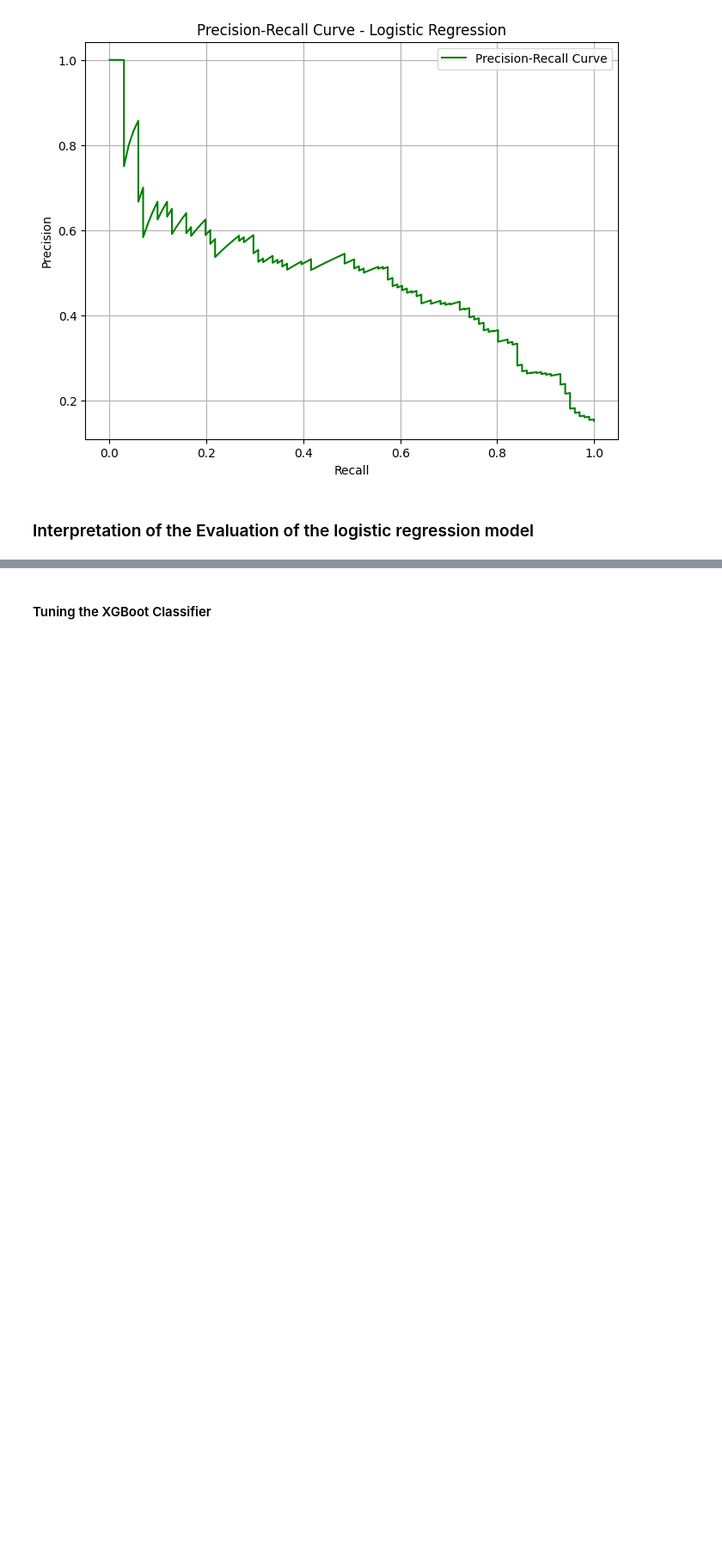
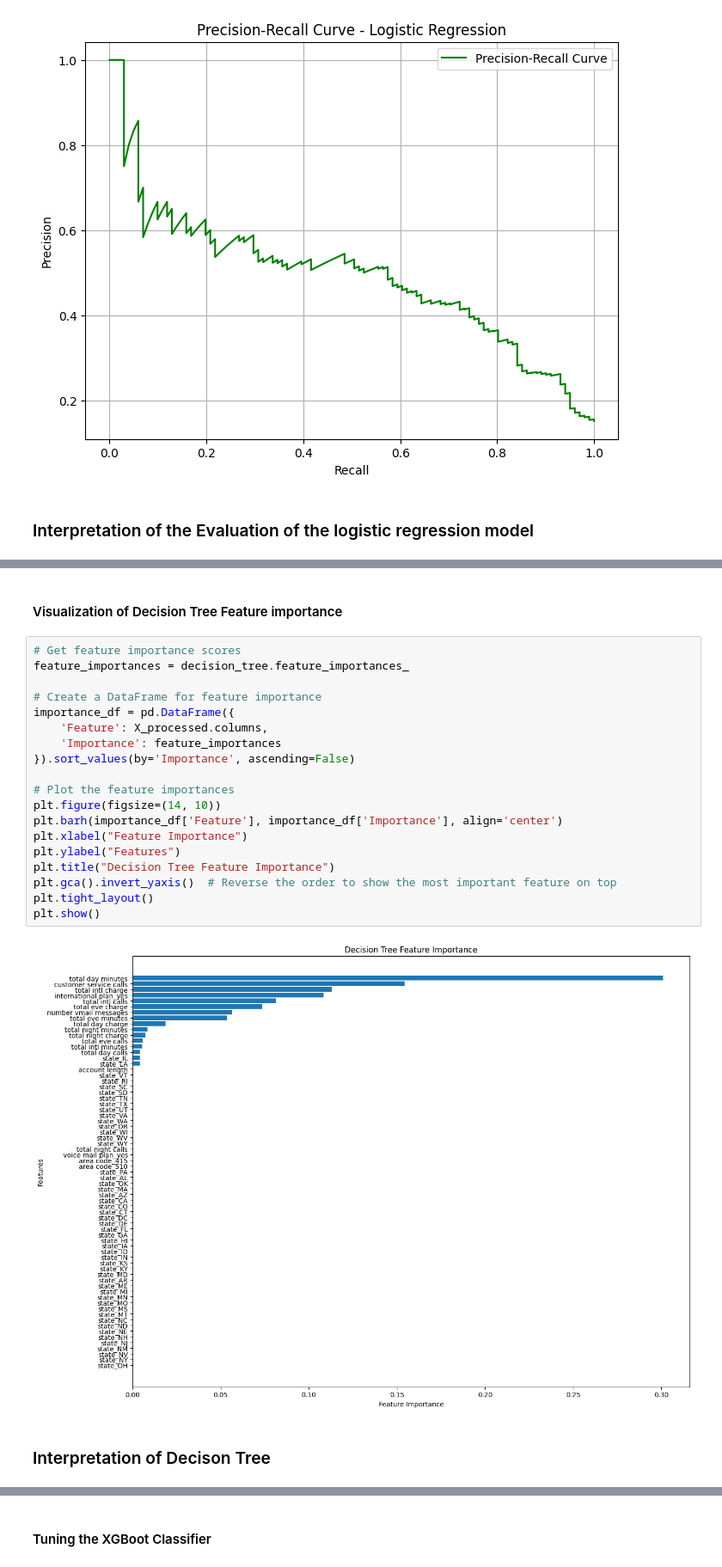
Before and after one commit to charlesot/DSF-PT08P3-Phase-3-project-, a Jupyter notebook: index.ipynb, the cells around one changed output, grey strips where cells are left out. Shown at 86% size. Drawn from its saved outputs; the diff is of its cells as text; blank space fills up the shorter version.

```diff
--- a/index.ipynb
+++ b/index.ipynb
@@ -703,0 +850,25 @@ The Results are due to class imbalance of the test sample, needs further test mo
+# %% [markdown]
+#### Visualization of Decision Tree Feature importance
+# %%
+# Get feature importance scores
+feature_importances = decision_tree.feature_importances_
+
+# Create a DataFrame for feature importance
+importance_df = pd.DataFrame({
+    'Feature': X_processed.columns,
+    'Importance': feature_importances
+}).sort_values(by='Importance', ascending=False)
+
+# Plot the feature importances
+plt.figure(figsize=(14, 10))
+plt.barh(importance_df['Feature'], importance_df['Importance'], align='center')
+plt.xlabel("Feature Importance")
+plt.ylabel("Features")
+plt.title("Decision Tree Feature Importance")
+plt.gca().invert_yaxis()  # Reverse the order to show the most important feature on top
+plt.tight_layout()
+plt.show()
+# %% [output]
+[figure, added]
+# %% [markdown]
+### Interpretation of Decison Tree
```
Also changed, not shown: parts of 27 cells of this notebook.
